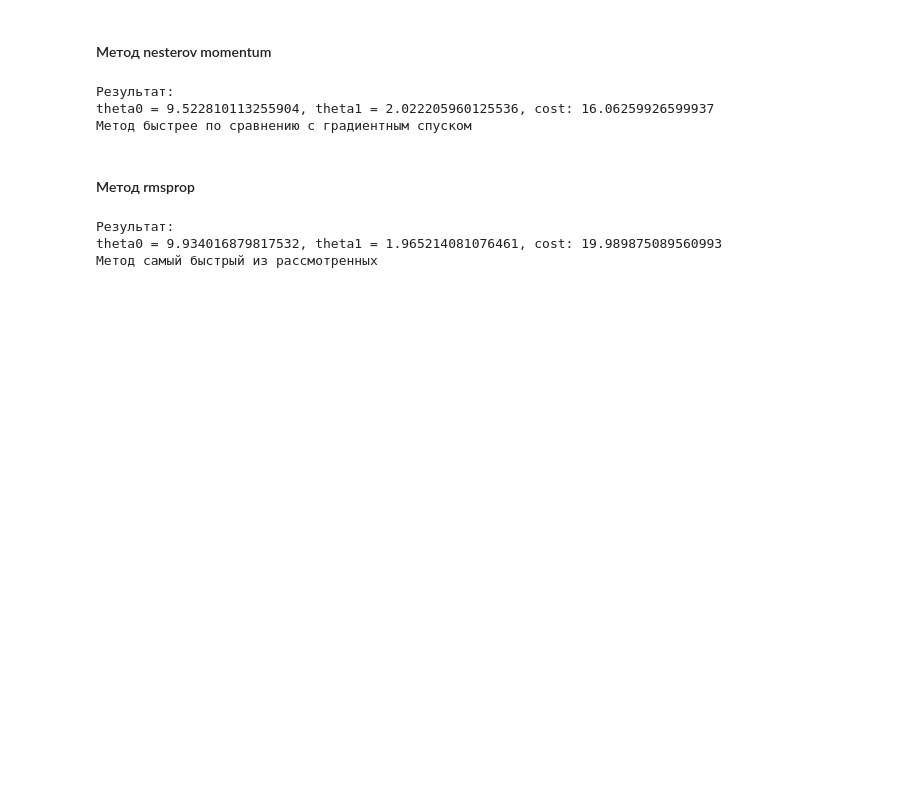
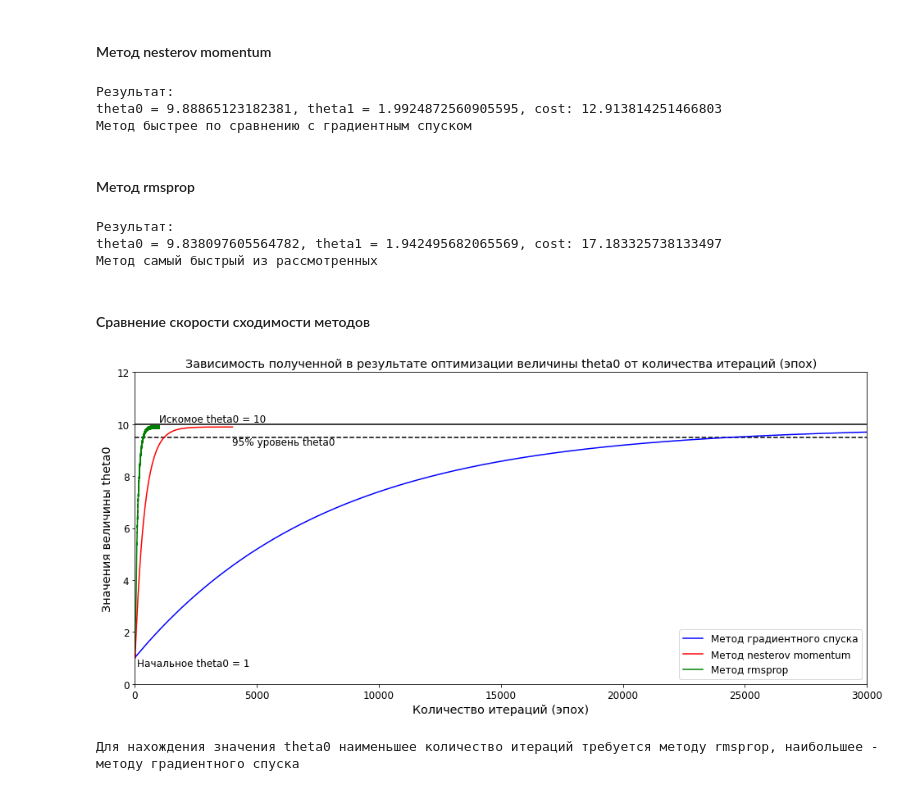
Before and after one commit to Machine-learning-basic/DZ_3, a Jupyter notebook: DZ_3.ipynb, the cells around one changed output. Drawn from its saved outputs; the diff is of its cells as text; code cells hidden in the pictures; blank space fills up the shorter version.

```diff
--- a/DZ_3.ipynb
+++ b/DZ_3.ipynb
@@ -64,13 +72,16 @@ theta0 = 9.509582723526954, theta1 = 2.0224064891472366, cost: 16.06441857626784
 #### Метод nesterov momentum
 # %%
 # Количество итераций
-epochs = 2000
+epochs = 4000
 # Величина шага
-learning_rate = 0.0005
+learning_rate = 0.001
 
 # Начальные значения theta0 и theta1
 theta0 = 1
 theta1 = 1
+momentum_cost = []
+momentum_theta0 = []
+momentum_theta1 = []
 
 # Начальные значения коэффициентов nesterov momentuт
 gamma = 0.9
@@ -88,13 +99,17 @@ for i in range(epochs):
     theta0 -= vt0
     theta1 -= vt1
 
+    momentum_cost.append(cost_function(X, Y, theta0, theta1))
+    momentum_theta0.append(theta0)
+    momentum_theta1.append(theta1)
+
 #     print(f'i = {i} theta0: {theta0}, theta1: {theta1}, cost: {cost_function(X, Y, theta0, theta1)}')
 
 print(f'Результат:\ntheta0 = {theta0}, theta1 = {theta1}, cost: {cost_function(X, Y, theta0, theta1)}')
 print('Метод быстрее по сравнению с градиентным спуском')
 # %% [output]
 Результат:
-theta0 = 9.522810113255904, theta1 = 2.022205960125536, cost: 16.06259926599937
+theta0 = 9.88865123182381, theta1 = 1.9924872560905595, cost: 12.913814251466803
 Метод быстрее по сравнению с градиентным спуском
 # %% [markdown]
 #### Метод rmsprop
@@ -107,6 +122,9 @@ learning_rate = 0.1
 # Начальные значения theta0 и theta1
 theta0 = 1
 theta1 = 1
+rmsprop_cost = []
+rmsprop_theta0 = []
+rmsprop_theta1 = []
 
 # Начальные значения коэффициентов rmsprop
 gamma = 0.9
@@ -125,11 +143,50 @@ for i in range(epochs):
     theta0 -= dt0 * learning_rate / (EG0 + eps) ** 0.5
     theta1 -= dt1 * learning_rate / (EG1 + eps) ** 0.5
 
+    rmsprop_cost.append(cost_function(X, Y, theta0, theta1))
+    rmsprop_theta0.append(theta0)
+    rmsprop_theta1.append(theta1)
+
 #     print(f'i = {i} theta0: {theta0}, theta1: {theta1}, cost: {cost_function(X, Y, theta0, theta1)}')
 
 print(f'Результат:\ntheta0 = {theta0}, theta1 = {theta1}, cost: {cost_function(X, Y, theta0, theta1)}')
 print('Метод самый быстрый из рассмотренных')
 # %% [output]
 Результат:
-theta0 = 9.934016879817532, theta1 = 1.965214081076461, cost: 19.989875089560993
+theta0 = 9.838097605564782, theta1 = 1.942495682065569, cost: 17.183325738133497
 Метод самый быстрый из рассмотренных
+# %% [markdown]
+#### Сравнение скорости сходимости методов
+# %%
+# Скорость работы методов оцениваем по моменту достижения искомых значений theta0 и theta1 с погрешностью 5 %
+
+# Размер поля графика
+plt.figure(figsize = (16, 7))
+
+# Значение theta0
+plt.axhline(y = theta0_true, xmin = 0, xmax = 30000, color = 'black')
+plt.axhline(y = 0.95 * theta0_true, xmin = 0, xmax = 30000, color = 'black', linestyle = '--')
+plt.text(1000, theta0_true, f'Искомое theta0 = {theta0_true}', fontsize = 'large', verticalalignment = 'bottom')
+plt.text(4000, 0.95 * theta0_true, '95% уровень theta0', fontsize = 'large', verticalalignment = 'top')
+plt.text(100, 1, f'Начальное theta0 = 1', fontsize = 'large', verticalalignment = 'top')
+
+# Графики значений theta0 для всех методов
+plt.plot(grad_theta0, color = 'blue', label = 'Метод градиентного спуска')
+plt.plot(momentum_theta0, color = 'red', label = 'Метод nesterov momentum')
+plt.plot(rmsprop_theta0, color = 'green', label = 'Метод rmsprop')
+
+# Оформление графика
+plt.ylim(0, 12)
+plt.xlim(0, 30000)
+plt.tick_params(labelsize = 'large')
+plt.xlabel('Количество итераций (эпох)', fontsize = 'x-large')
+plt.ylabel('Значения величины theta0', fontsize = 'x-large')
+plt.title('Зависимость полученной в результате оптимизации величины theta0 от количества итераций (эпох)', fontsize = 'x-large')
+
+plt.legend(fontsize = 'large')
+plt.show()
+
+print('Для нахождения значения theta0 наименьшее количество итераций требуется методу rmsprop, наибольшее - методу градиентного спуска')
+# %% [output]
+[figure, added]
+Для нахождения значения theta0 наименьшее количество итераций требуется методу rmsprop, наибольшее - методу градиентного спуска
```
Also changed, not shown: parts of 5 cells of this notebook.
